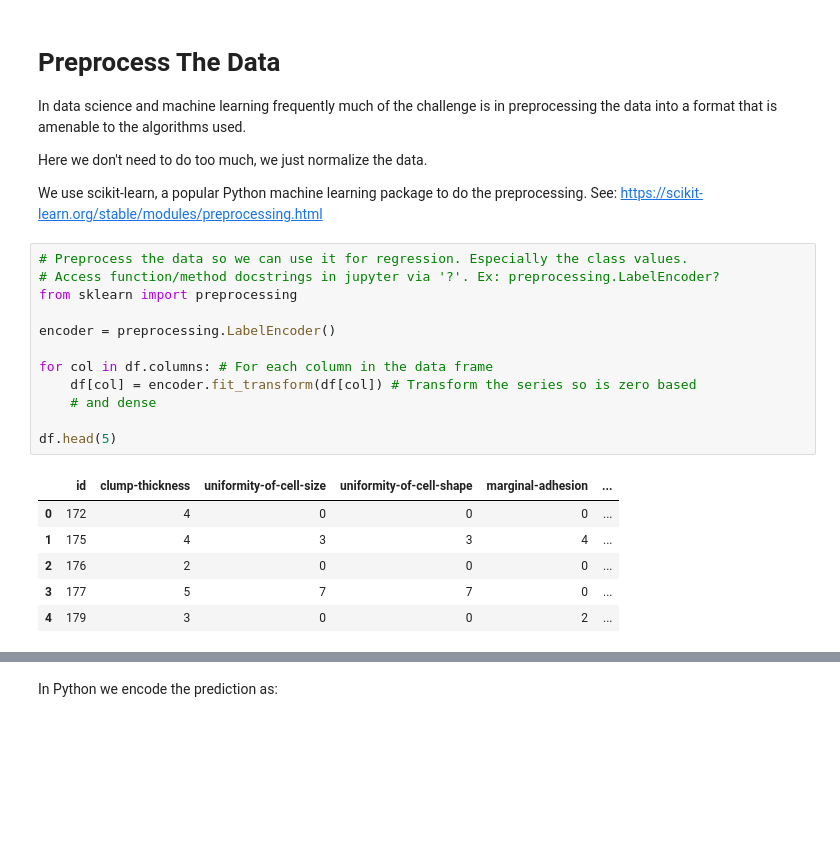
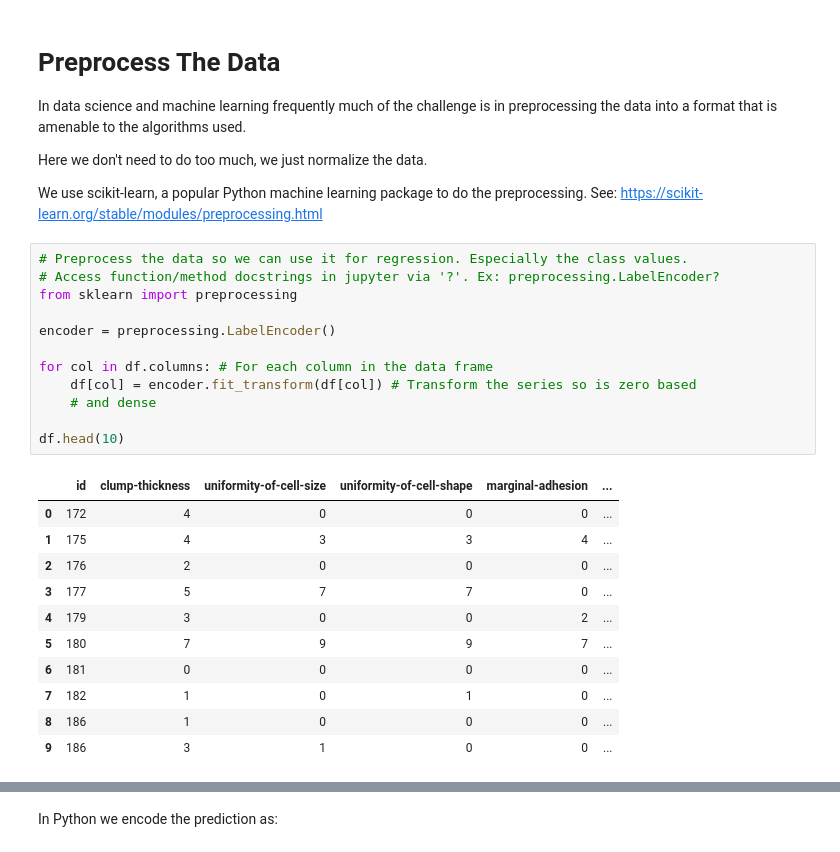
Before and after one commit to cormacflanagan/intro_python, a Jupyter notebook: lecture_notebooks/L18 Data Science .ipynb, the cells around one changed output, grey strips where cells are left out. Cells and saved outputs as stored; diff of their text form; blank space fills up the shorter version.

```diff
--- a/lecture_notebooks/L18 Data Science .ipynb
+++ b/lecture_notebooks/L18 Data Science .ipynb
@@ -117,19 +117,24 @@ We use scikit-learn, a popular Python machine learning package to do the preproc
 # %%
 # Preprocess the data so we can use it for regression. Especially the class values.
 # Access function/method docstrings in jupyter via '?'. Ex: preprocessing.LabelEncoder?
 from sklearn import preprocessing
 
 encoder = preprocessing.LabelEncoder()
 
 for col in df.columns: # For each column in the data frame
     df[col] = encoder.fit_transform(df[col]) # Transform the series so is zero based
     # and dense
 
-df.head(5)
+df.head(10)
 # %% [output]
 |  | id | clump-thickness | uniformity-of-cell-size | uniformity-of-cell-shape | marginal-adhesion | ... |
 | 0 | 172 | 4 | 0 | 0 | 0 | ... |
 | 1 | 175 | 4 | 3 | 3 | 4 | ... |
 | 2 | 176 | 2 | 0 | 0 | 0 | ... |
 | 3 | 177 | 5 | 7 | 7 | 0 | ... |
 | 4 | 179 | 3 | 0 | 0 | 2 | ... |
+| 5 | 180 | 7 | 9 | 9 | 7 | ... |
+| 6 | 181 | 0 | 0 | 0 | 0 | ... |
+| 7 | 182 | 1 | 0 | 1 | 0 | ... |
+| 8 | 186 | 1 | 0 | 0 | 0 | ... |
+| 9 | 186 | 3 | 1 | 0 | 0 | ... |
```
Also changed, not shown: parts of 7 cells of this notebook, 5 other files.
